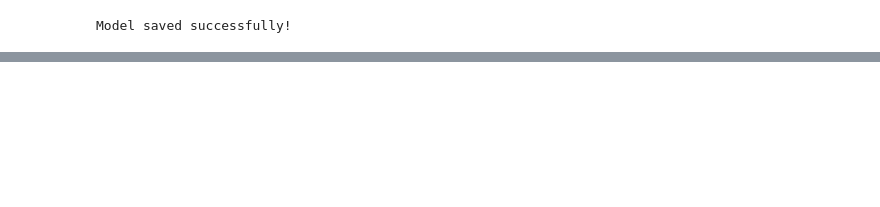
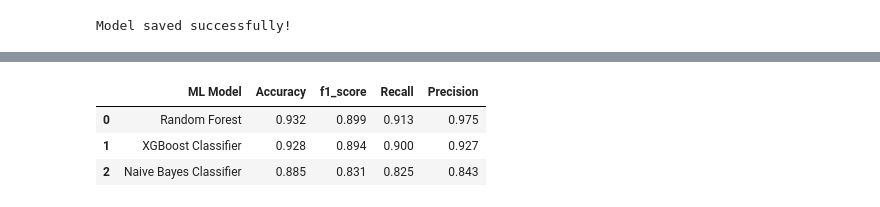
Before and after one commit to BPragun/MinorProject, a Jupyter notebook: data_analysis.ipynb, the cells around one changed output, grey strips where cells are left out. Drawn from its saved outputs; the diff is of its cells as text; code cells hidden in the pictures; blank space fills up the shorter version.

```diff
--- a/data_analysis.ipynb
+++ b/data_analysis.ipynb
@@ -134,5 +156,21 @@ Index(['length_url', 'qty_dot_url', 'qty_hyphen_url', 'qty_slash_url',
        'phishing'],
       dtype='object')
+# %%
+
+# Creating holders to store the model performance results
+ML_Model = []
+accuracy = []
+f1_score = []
+recall = []
+precision = []
+
+#function to call for storing the results
+def storeResults(model, a,b,c,d):
+  ML_Model.append(model)
+  accuracy.append(round(a, 3))
+  f1_score.append(round(b, 3))
+  recall.append(round(c, 3))
+  precision.append(round(d, 3))
 # %%
 x_train=df.drop(['phishing'],axis=1).values
 y_train=df['phishing'].values
@@ -182,0 +484,16 @@ Model saved successfully!
+# %%
+
+#creating dataframe
+result = pd.DataFrame({ 'ML Model' : ML_Model,
+                        'Accuracy' : accuracy,
+                        'f1_score' : f1_score,
+                        'Recall'   : recall,
+                        'Precision': precision,
+                      })
+# %%
+result
+# %% [output]
+|  | ML Model | Accuracy | f1_score | Recall | Precision |
+| 0 | Random Forest | 0.932 | 0.899 | 0.913 | 0.975 |
+| 1 | XGBoost Classifier | 0.928 | 0.894 | 0.900 | 0.927 |
+| 2 | Naive Bayes Classifier | 0.885 | 0.831 | 0.825 | 0.843 |
```
Also changed, not shown: parts of 25 cells of this notebook, 4 other files.
